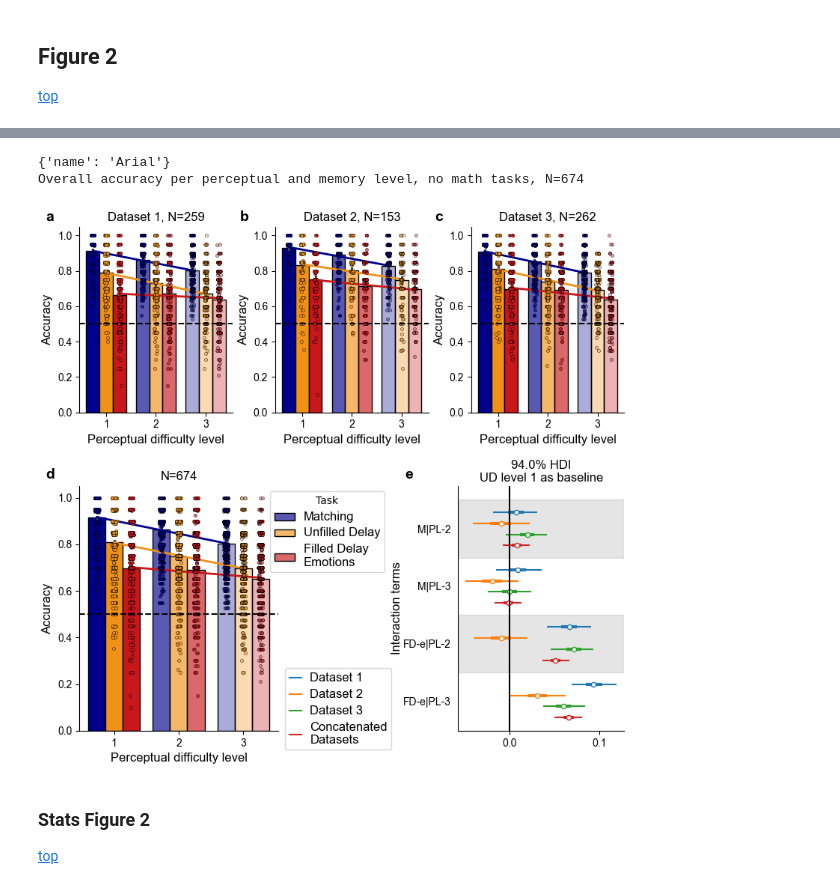
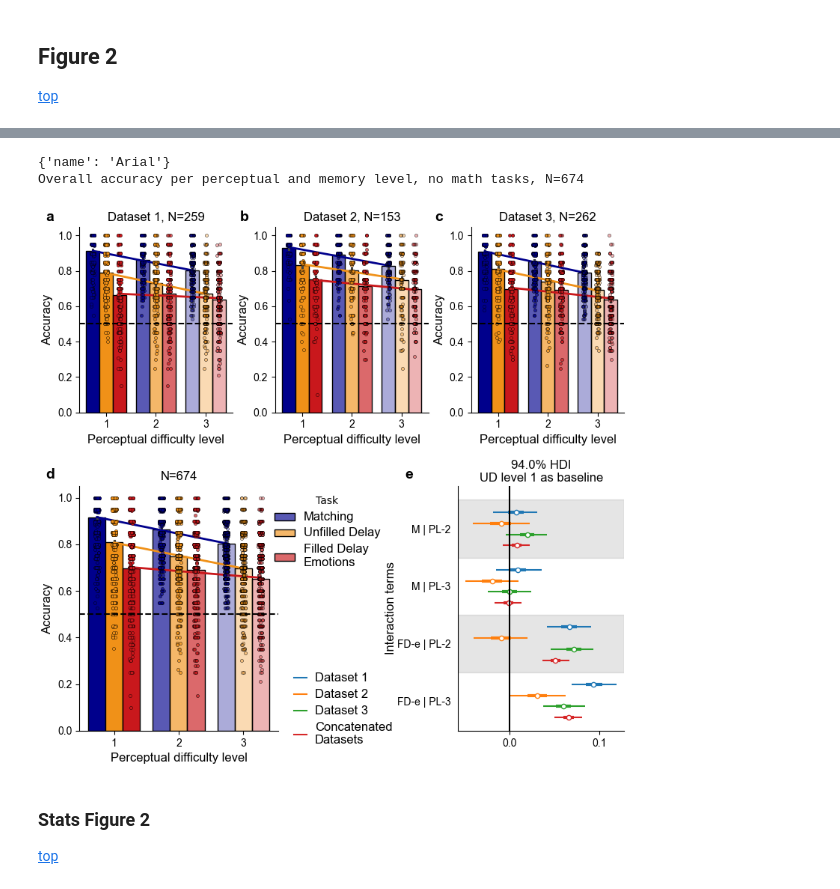
Before and after one commit to jankaWIS/FMP_paper, a Jupyter notebook: Figures/Figures_FMP_paper_2024.ipynb, the cells around one changed output, grey strips where cells are left out. Drawn from its saved outputs; the diff is of its cells as text; code cells hidden in the pictures.

```diff
--- a/Figures/Figures_FMP_paper_2024.ipynb
+++ b/Figures/Figures_FMP_paper_2024.ipynb
@@ -171,7 +171,7 @@ plot_FMP_results_slopes(df_dic['dataset_3'], c.ax("FMP_order"), get_flattened_pa
 
 ######### bottom row
 plot_FMP_results_slopes(df_dic['concat_datasets_123'], c.ax("combined"), get_flattened_palette(hue_order),
-                        legend_kwargs={"loc":"upper right", "bbox_to_anchor":(1.56, 1)})
+                        legend_kwargs={"loc":"upper right", "bbox_to_anchor":(1.56, 1), "frameon":False})
 
 # add y-axis to start at 0
 for ax_name in ["FMP", "FMP_S", "FMP_order", "combined"]:
@@ -197,37 +197,37 @@ labels = [] if legend is None else [str(x._text).replace('concat_datasets_123',
 handles = [] if legend is None else legend.legendHandles #legend.legend_handles
 # # and switch the order of the vars in the legend as it it reversed for some reason
 # # legend on the side
-c.ax("interactions").legend(handles[::-1], labels[::-1], loc="lower left", bbox_to_anchor=(-1.07, -.1), handlelength=1.2)
+c.ax("interactions").legend(handles[::-1], labels[::-1], loc="lower left", bbox_to_anchor=(-1.04, -.1), handlelength=1.2, frameon=False)
 
 # update y ticks
 c.ax("interactions").set_yticklabels([
-    '|'.join(dic_task2abbreviations.get(word.strip(), word.strip()) for word in x.get_text().split('[')[1].strip(']').split(','))
+    ' | '.join(dic_task2abbreviations.get(word.strip(), word.strip()) for word in x.get_text().split('[')[1].strip(']').split(','))
     if '[' in x.get_text() else x.get_text()
     for x in c.ax("interactions").get_yticklabels()
 ])
 
 c.ax("interactions").set_ylabel('Interaction terms', labelpad=0.5)
 c.ax("interactions").axvline(0, c='k')
 # c.ax("interactions").set_xlabel('')
 
 # add title
 c.ax("interactions").set_title(f'{c.ax("interactions").get_title()}\nUD level 1 as baseline')
 
 for ax in c.axes.values():
     sns.despine(ax=ax)
 #     ax.axvline(0, c='k')
 
 
 
 # c.debug_grid(Vector(0.5,0.5,"cm"))
 c.show()
 #
 c.save(os.path.join(path_figures, "Fig2", 'Figure_2.png'), dpi=300)#, bbox_inches="tight")
 c.save(os.path.join(path_figures, "Fig2", 'Figure_2.pdf'), dpi=300)#, bbox_inches="tight")
 # %% [output]
 {'name': 'Arial'}
 Overall accuracy per perceptual and memory level, no math tasks, N=674
-[figure, old version]
+[figure, new version]
 # %% [markdown]
 ### Stats Figure 2
 [top](#top)
```
Also changed, not shown: parts of 5 cells of this notebook, 8 other files.
